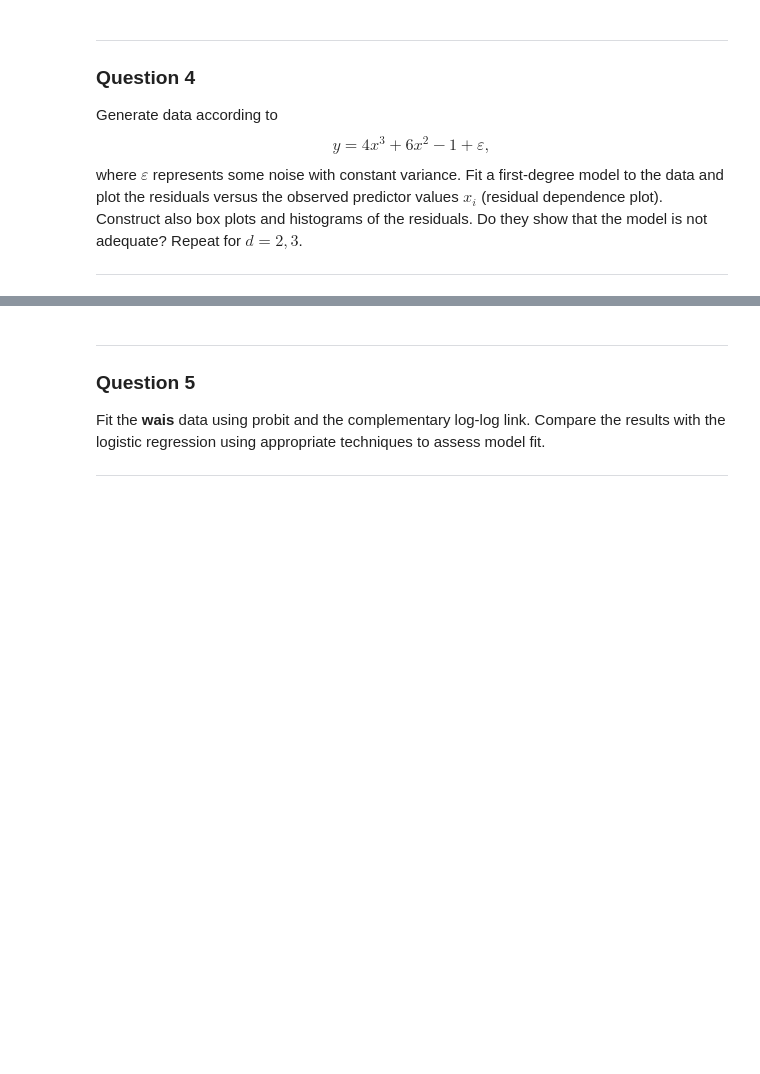
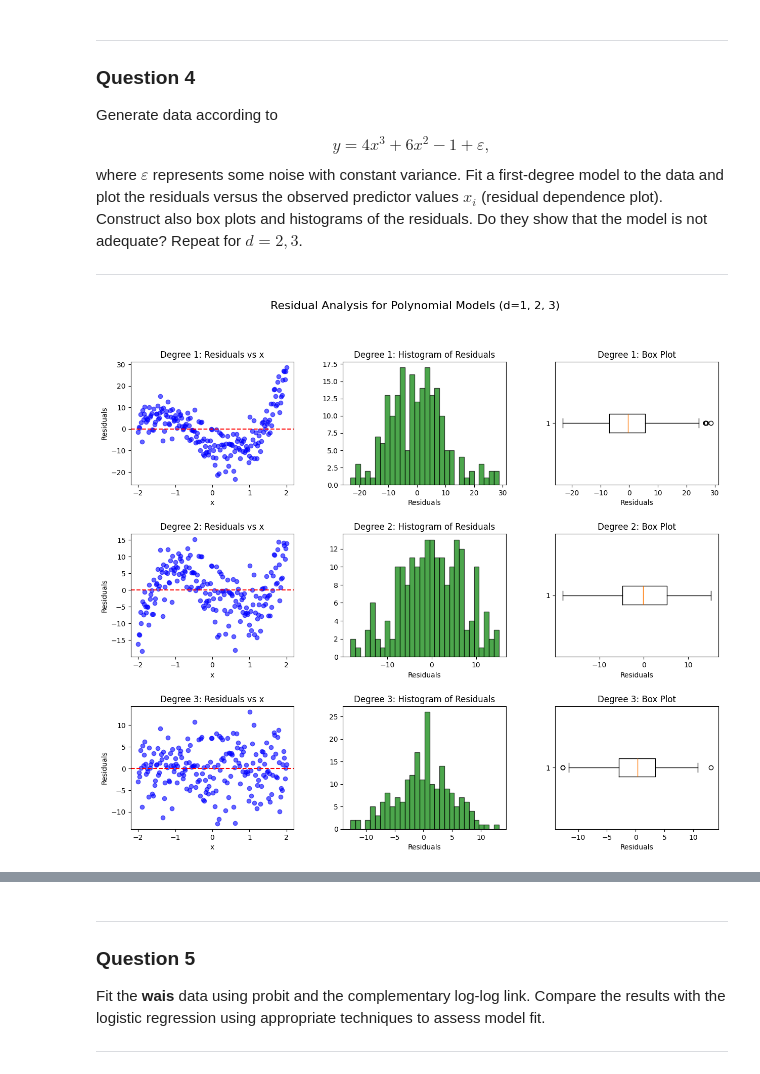
Before and after one commit to mervenurkarabulut/gsu-ind-522, a Jupyter notebook: HW6/hw6.ipynb, the cells around one changed output, grey strips where cells are left out. Drawn from its saved outputs; the diff is of its cells as text; code cells hidden in the pictures; blank space fills up the shorter version.

```diff
--- a/HW6/hw6.ipynb
+++ b/HW6/hw6.ipynb
@@ -29,3 +360,66 @@ Generate data according to $$y = 4x^3 + 6x^2 - 1 + \varepsilon,$$ where $\vareps
 Fit a first-degree model to the data and plot the residuals versus the observed predictor values $x_i$ (residual dependence plot). Construct also box plots and histograms of the residuals. Do they show that the model is not adequate? Repeat for $d = 2, 3$.
 
 ---
+# %%
+from sklearn.preprocessing import PolynomialFeatures
+from sklearn.linear_model import LinearRegression
+from sklearn.pipeline import Pipeline
+
+np.random.seed(1905)
+
+# generate predictor
+n = 200
+x = np.linspace(-2, 2, n)
+X = x.reshape(-1, 1)
+
+# generate response
+epsilon = np.random.normal(0, 5, size=n)
+y = 4*x**3 + 6*x**2 - 1 + epsilon
+
+# degrees to fit
+degrees = [1, 2, 3]
+
+# create subplots: 3 rows (degrees) x 3 columns (plots)
+fig, axes = plt.subplots(3, 3, figsize=(15, 12))
+plt.subplots_adjust(hspace=0.4, wspace=0.3)
+
+for i, d in enumerate(degrees):
+    # Fit polynomial model
+    model = Pipeline([
+        ("poly", PolynomialFeatures(degree=d, include_bias=False)),
+        ("linreg", LinearRegression())
+    ])
+    model.fit(X, y)
+
+    # predict and calculate residuals
+    y_hat = model.predict(X)
+    residuals = y - y_hat
+
+    # row for the current degree
+    ax_scatter = axes[i, 0]
+    ax_hist = axes[i, 1]
+    ax_box = axes[i, 2]
+
+    # ---------- Residual dependence plot ----------
+    ax_scatter.scatter(x, residuals, color='blue', alpha=0.6)
+    ax_scatter.axhline(0, color='red', linestyle='--')
+    ax_scatter.set_title(f'Degree {d}: Residuals vs x')
+    ax_scatter.set_xlabel('x')
+    ax_scatter.set_ylabel('Residuals')
+
+    # ---------- Histogram ----------
+    # checks for normality
+    ax_hist.hist(residuals, bins=30, color='green', edgecolor='black', alpha=0.7)
+    ax_hist.set_title(f'Degree {d}: Histogram of Residuals')
+    ax_hist.set_xlabel('Residuals')
+
+    # ---------- Boxplot ----------
+    # Checks for symmetry and outliers
+    ax_box.boxplot(residuals, vert=False)
+    ax_box.set_title(f'Degree {d}: Box Plot')
+    ax_box.set_xlabel('Residuals')
+
+plt.suptitle('Residual Analysis for Polynomial Models (d=1, 2, 3)', fontsize=16)
+plt.show()
+# %% [output]
+[figure, added]
```
Also changed, not shown: parts of 17 cells of this notebook, 1 other file.
